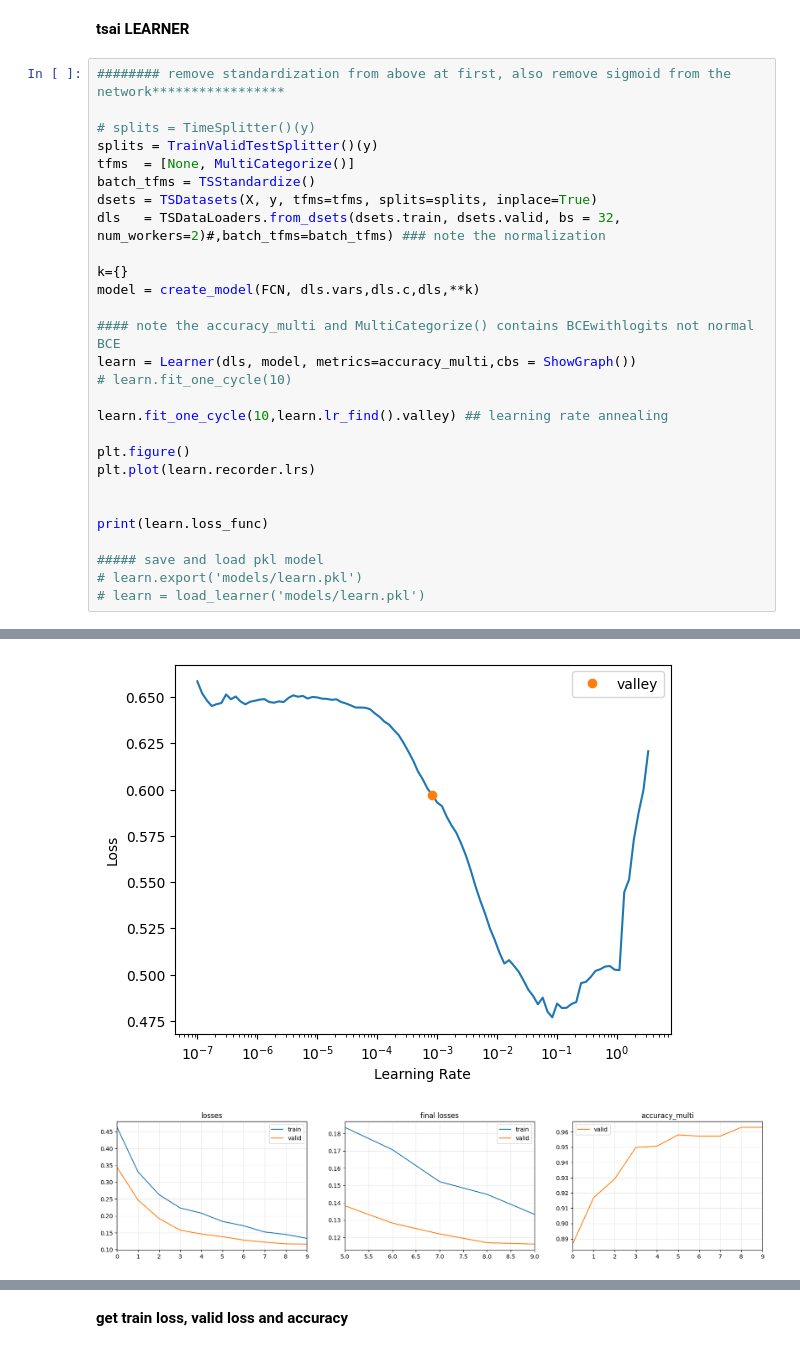
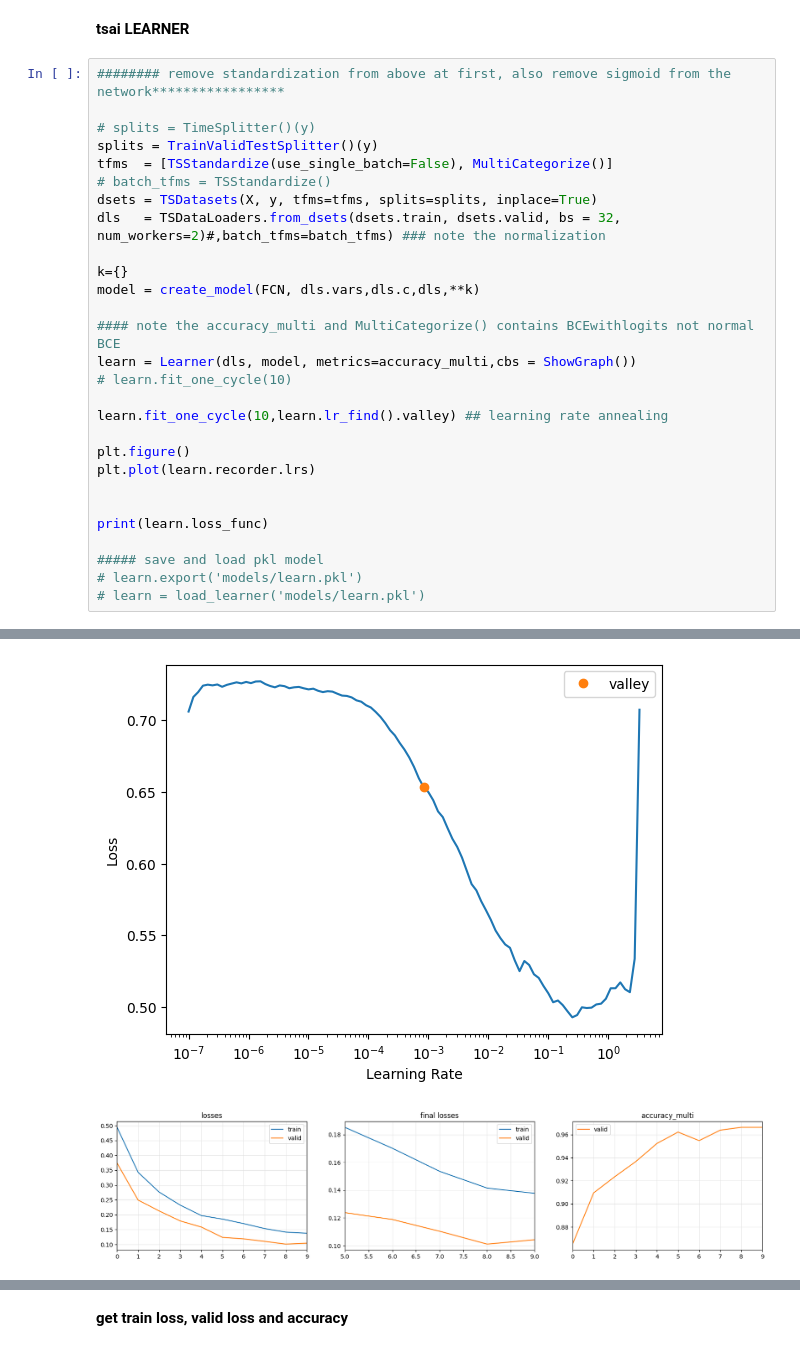
Before and after one commit to MajedNaN/TimeSeriesClassification, a Jupyter notebook: main.ipynb, the cells around one changed output, grey strips where cells are left out. Saved outputs shown, nothing was run; the diff lists cells and outputs as text.

Commit message:
normalize based on all batches in TSLearner

```diff
--- a/main.ipynb
+++ b/main.ipynb
@@ -446,8 +446,8 @@ f1 score: 0.9625
 
 # splits = TimeSplitter()(y)
 splits = TrainValidTestSplitter()(y)
-tfms  = [None, MultiCategorize()]
-batch_tfms = TSStandardize()
+tfms  = [TSStandardize(use_single_batch=False), MultiCategorize()]
+# batch_tfms = TSStandardize()
 dsets = TSDatasets(X, y, tfms=tfms, splits=splits, inplace=True)
 dls   = TSDataLoaders.from_dsets(dsets.train, dsets.valid, bs = 32, num_workers=2)#,batch_tfms=batch_tfms) ### note the normalization
 
@@ -486,5 +486,5 @@ print(learn.loss_func)
-[figure, old version]
+[figure, new version]
-[figure, old version]
+[figure, new version]
 FlattenedLoss of BCEWithLogitsLoss()
 [figure]
 # %% [markdown]
```
Also changed, not shown: parts of 3 cells of this notebook.
